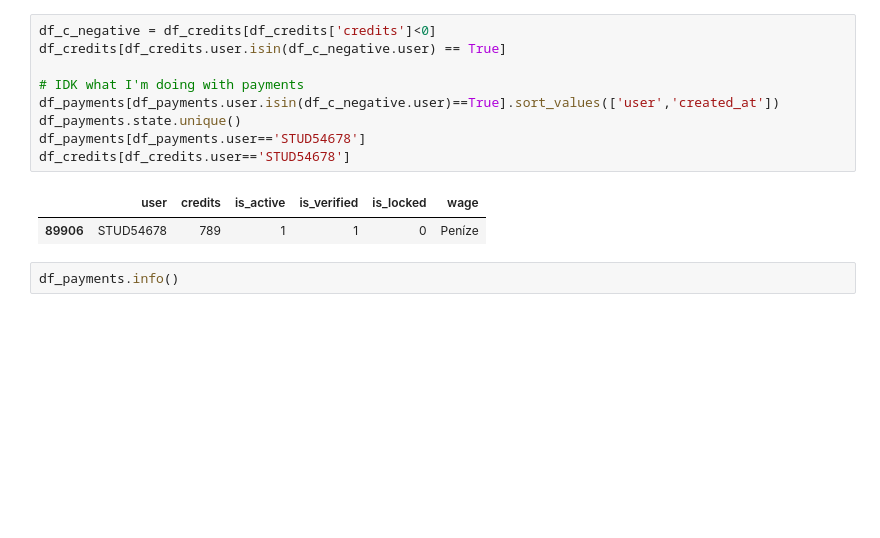
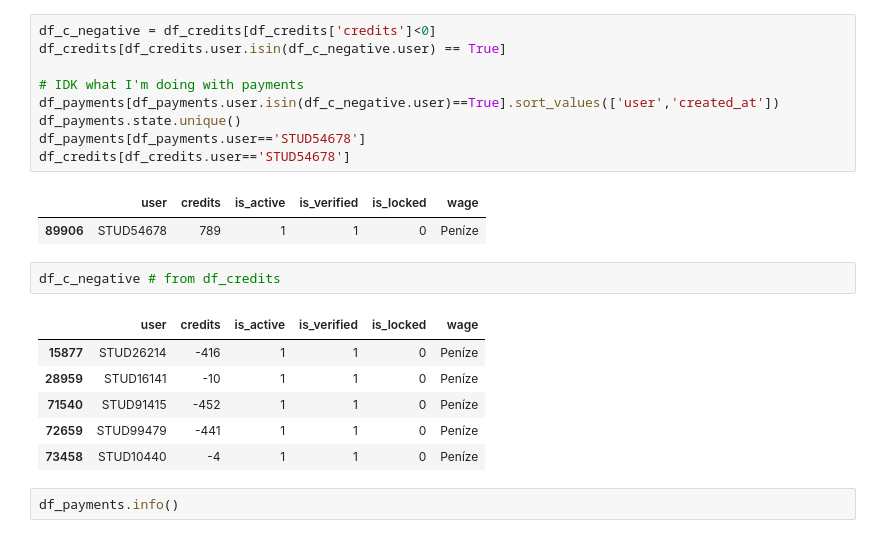
Before and after one commit to vuva00/DP-DataEight, a Jupyter notebook: sandbox/data-prep&modeling.ipynb, the cells around one changed output. Cells and saved outputs as stored; diff of their text form; blank space fills up the shorter version.

```diff
--- a/sandbox/data-prep&modeling.ipynb
+++ b/sandbox/data-prep&modeling.ipynb
@@ -50,6 +82,15 @@ df_credits[df_credits.user=='STUD54678']
 # %% [output]
 |  | user | credits | is_active | is_verified | is_locked | wage |
 | 89906 | STUD54678 | 789 | 1 | 1 | 0 | Peníze |
+# %%
+df_c_negative # from df_credits
+# %% [output]
+|  | user | credits | is_active | is_verified | is_locked | wage |
+| 15877 | STUD26214 | -416 | 1 | 1 | 0 | Peníze |
+| 28959 | STUD16141 | -10 | 1 | 1 | 0 | Peníze |
+| 71540 | STUD91415 | -452 | 1 | 1 | 0 | Peníze |
+| 72659 | STUD99479 | -441 | 1 | 1 | 0 | Peníze |
+| 73458 | STUD10440 | -4 | 1 | 1 | 0 | Peníze |
 # %%
 df_payments.info()
 # %% [output]
```
Also changed, not shown: parts of 20 cells of this notebook, 7 other files.
